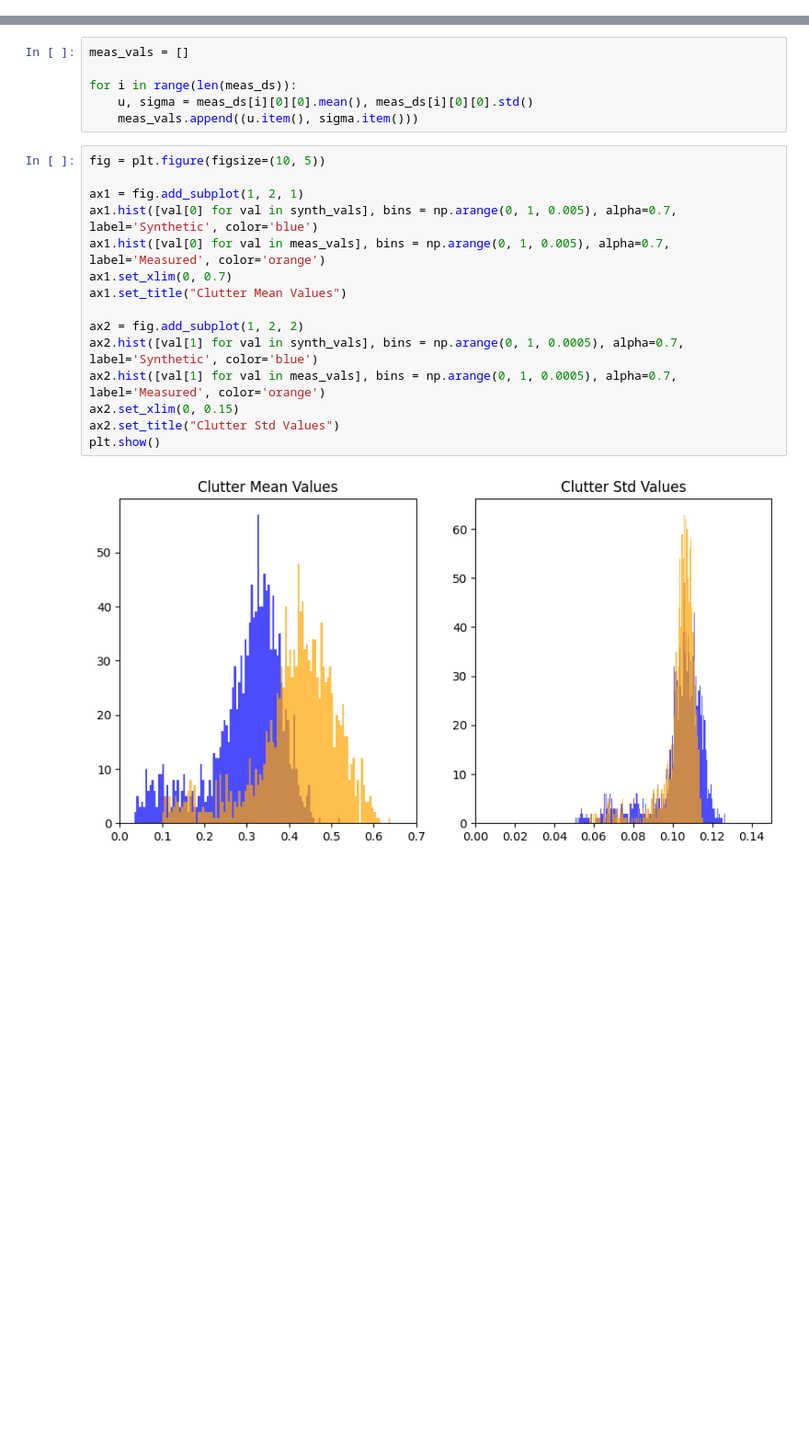
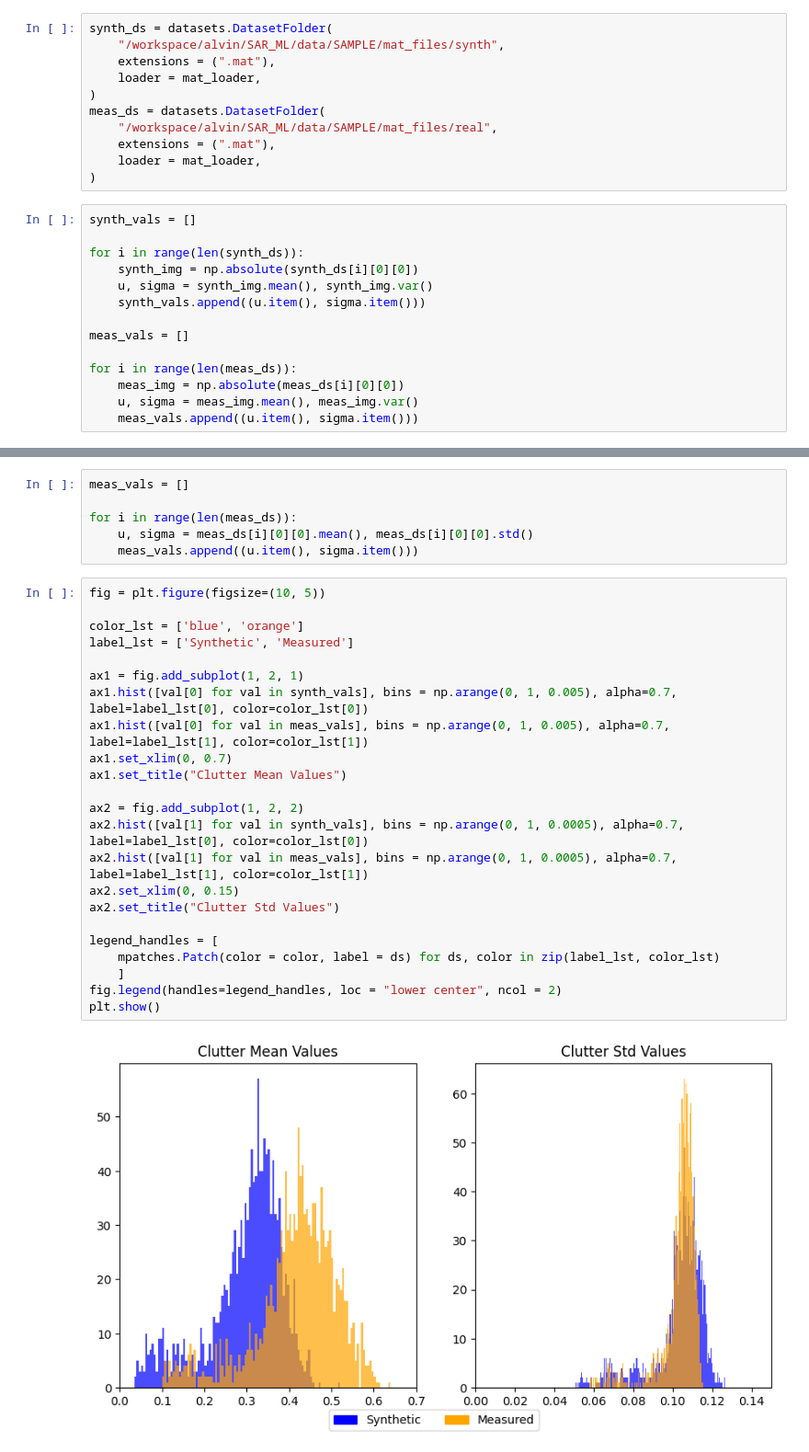
Before and after one commit to alvin-ng44/SAR_ML, a Jupyter notebook: notebooks/SSR/basic_analysis.ipynb, the cells around one changed output, grey strips where cells are left out. Shown at 92% size. Drawn from its saved outputs; the diff is of its cells as text; blank space fills up the shorter version.

Commit message:
updated plots - delta

```diff
--- a/notebooks/SSR/basic_analysis.ipynb
+++ b/notebooks/SSR/basic_analysis.ipynb
@@ -8,0 +30,25 @@ from torchvision import datasets, transforms
+# %%
+synth_ds = datasets.DatasetFolder(
+    "/workspace/alvin/SAR_ML/data/SAMPLE/mat_files/synth",
+    extensions = (".mat"),
+    loader = mat_loader,
+)
+meas_ds = datasets.DatasetFolder(
+    "/workspace/alvin/SAR_ML/data/SAMPLE/mat_files/real",
+    extensions = (".mat"),
+    loader = mat_loader,
+)
+# %%
+synth_vals = []
+
+for i in range(len(synth_ds)):
+    synth_img = np.absolute(synth_ds[i][0][0])
+    u, sigma = synth_img.mean(), synth_img.var()
+    synth_vals.append((u.item(), sigma.item()))
+
+meas_vals = []
+
+for i in range(len(meas_ds)):
+    meas_img = np.absolute(meas_ds[i][0][0])
+    u, sigma = meas_img.mean(), meas_img.var()
+    meas_vals.append((u.item(), sigma.item()))
@@ -53,17 +109,25 @@ for i in range(len(meas_ds)):
 # %%
 fig = plt.figure(figsize=(10, 5))
 
+color_lst = ['blue', 'orange']
+label_lst = ['Synthetic', 'Measured']
+
 ax1 = fig.add_subplot(1, 2, 1)
-ax1.hist([val[0] for val in synth_vals], bins = np.arange(0, 1, 0.005), alpha=0.7, label='Synthetic', color='blue')
-ax1.hist([val[0] for val in meas_vals], bins = np.arange(0, 1, 0.005), alpha=0.7, label='Measured', color='orange')
+ax1.hist([val[0] for val in synth_vals], bins = np.arange(0, 1, 0.005), alpha=0.7, label=label_lst[0], color=color_lst[0])
+ax1.hist([val[0] for val in meas_vals], bins = np.arange(0, 1, 0.005), alpha=0.7, label=label_lst[1], color=color_lst[1])
 ax1.set_xlim(0, 0.7)
 ax1.set_title("Clutter Mean Values")
 
 ax2 = fig.add_subplot(1, 2, 2)
-ax2.hist([val[1] for val in synth_vals], bins = np.arange(0, 1, 0.0005), alpha=0.7, label='Synthetic', color='blue')
-ax2.hist([val[1] for val in meas_vals], bins = np.arange(0, 1, 0.0005), alpha=0.7, label='Measured', color='orange')
+ax2.hist([val[1] for val in synth_vals], bins = np.arange(0, 1, 0.0005), alpha=0.7, label=label_lst[0], color=color_lst[0])
+ax2.hist([val[1] for val in meas_vals], bins = np.arange(0, 1, 0.0005), alpha=0.7, label=label_lst[1], color=color_lst[1])
 ax2.set_xlim(0, 0.15)
 ax2.set_title("Clutter Std Values")
+
+legend_handles = [
+    mpatches.Patch(color = color, label = ds) for ds, color in zip(label_lst, color_lst)
+    ]
+fig.legend(handles=legend_handles, loc = "lower center", ncol = 2)
 plt.show()
 # %% [output]
-[figure, old version]
+[figure, new version]
```
Also changed, not shown: parts of 6 cells of this notebook, 1 other file.
